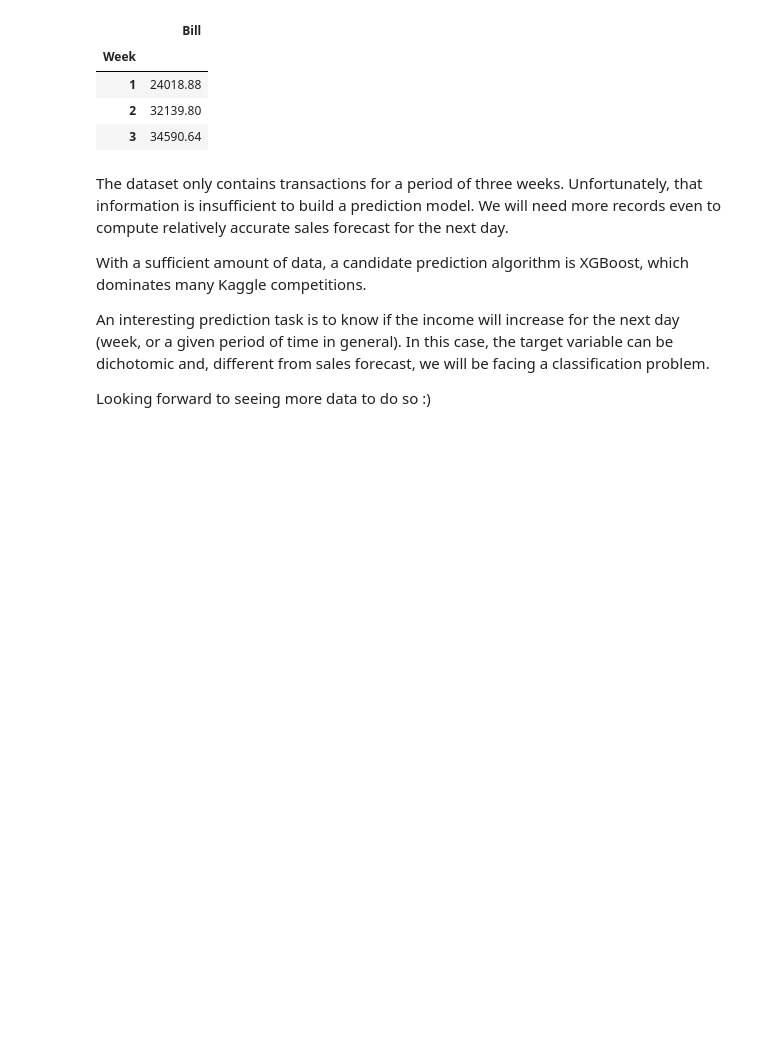
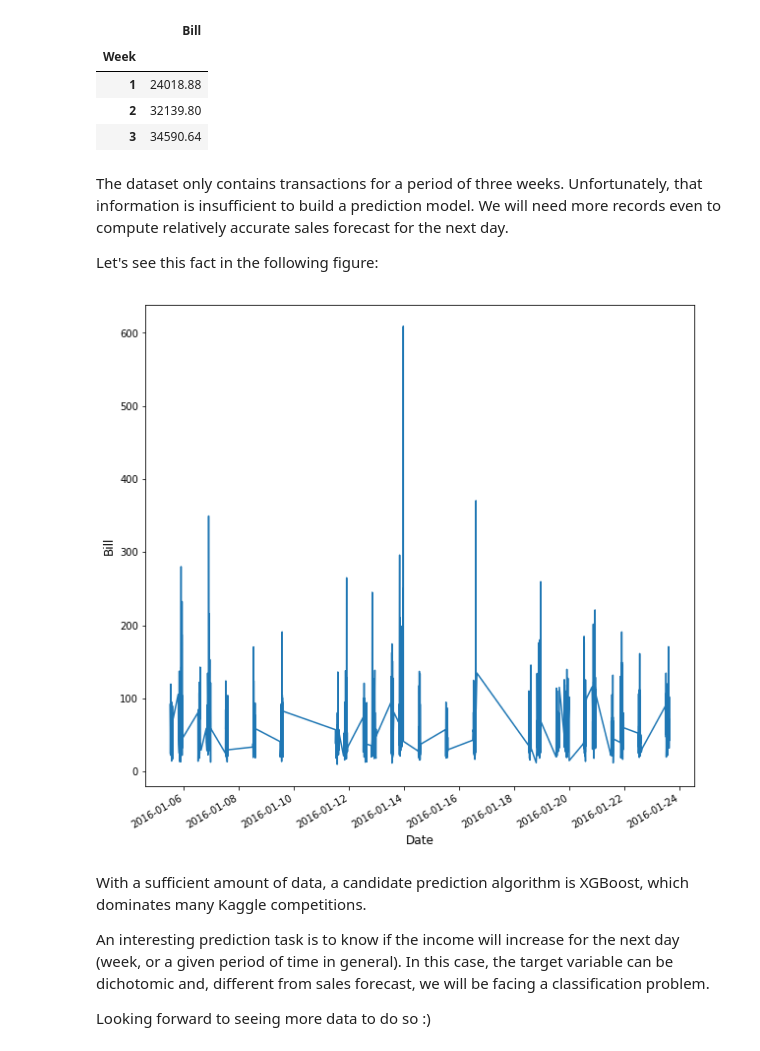
Before and after one commit to isvani/TOTVS, a Jupyter notebook: Data Challenge.ipynb, the cells around one changed output. Drawn from its saved outputs; the diff is of its cells as text; code cells hidden in the pictures; blank space fills up the shorter version.

```diff
--- a/Data Challenge.ipynb
+++ b/Data Challenge.ipynb
@@ -284,9 +284,21 @@ df_week.groupby('Week').sum()
 | 1 | 24018.88 |
 | 2 | 32139.80 |
 | 3 | 34590.64 |
+# %% [markdown]
+The dataset only contains transactions for a period of three weeks. Unfortunately, that information is insufficient to build a prediction model. We will need more records even to compute relatively accurate sales forecast for the next day.
+
+Let's see this fact in the following figure:
+# %%
+plt.figure(figsize = (10,10))
+plt.plot(df.index, df.bill)
+# beautify the x-labels
+plt.gcf().autofmt_xdate()
+plt.xlabel('Date', fontsize=12)
+plt.ylabel('Bill', fontsize=12)
+plt.show()
+# %% [output]
+[figure, added]
 # %% [markdown]
-The dataset only contains transactions for a period of three weeks. Unfortunately, that information is insufficient to build a prediction model. We will need more records even to compute relatively accurate sales forecast for the next day.
-
 With a sufficient amount of data, a candidate prediction algorithm is XGBoost, which dominates many Kaggle competitions.
 
 An interesting prediction task is to know if the income will increase for the next day (week,
```
Also changed, not shown: parts of 2 cells of this notebook.
